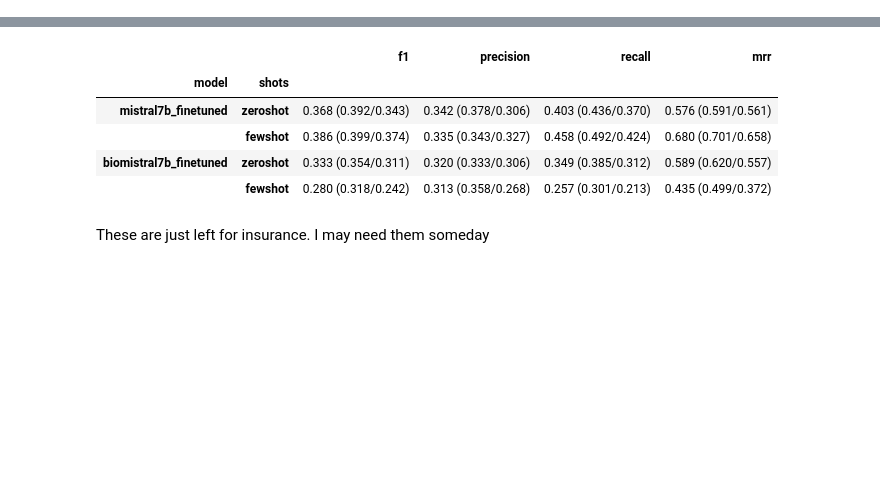
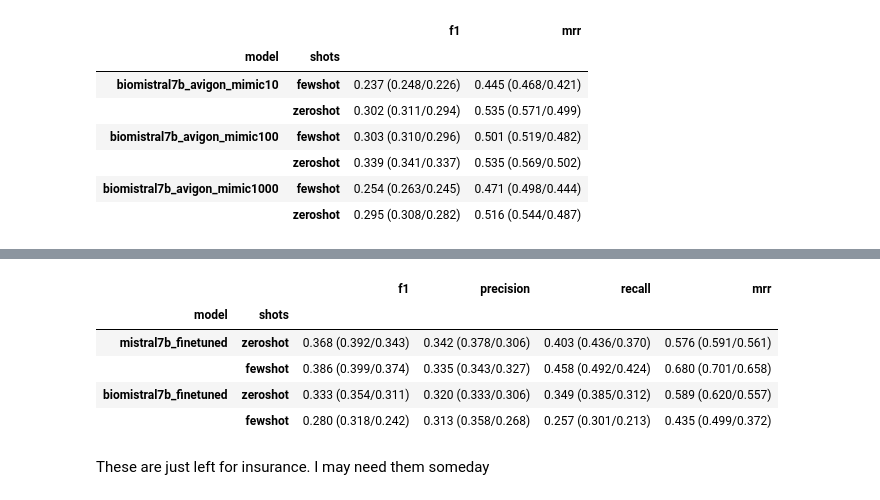
Before and after one commit to memy85/2024_medicalnote_annotation, a Jupyter notebook: notes/cv_evaluation.ipynb, the cells around one changed output, grey strips where cells are left out. Saved outputs shown, nothing was run; the diff lists cells and outputs as text; code cells hidden in the pictures; blank space fills up the shorter version.

```diff
--- a/notes/cv_evaluation.ipynb
+++ b/notes/cv_evaluation.ipynb
@@ -47,0 +131,12 @@ show_results("top3", ["mistral7b", "biomistral7b_avigon"])
+# %%
+r = show_results("top5", ["biomistral7b_avigon_mimic10", "biomistral7b_avigon_mimic100", "biomistral7b_avigon_mimic1000"], baseline=False)
+r[['f1','mrr']].sort_index()
+# %% [output]
+|  |  | f1 | mrr |
+| model | shots |  |  |
+| biomistral7b_avigon_mimic10 | fewshot | 0.237 (0.248/0.226) | 0.445 (0.468/0.421) |
+|  | zeroshot | 0.302 (0.311/0.294) | 0.535 (0.571/0.499) |
+| biomistral7b_avigon_mimic100 | fewshot | 0.303 (0.310/0.296) | 0.501 (0.519/0.482) |
+|  | zeroshot | 0.339 (0.341/0.337) | 0.535 (0.569/0.502) |
+| biomistral7b_avigon_mimic1000 | fewshot | 0.254 (0.263/0.245) | 0.471 (0.498/0.444) |
+|  | zeroshot | 0.295 (0.308/0.282) | 0.516 (0.544/0.487) |
```
Also changed, not shown: parts of 13 cells of this notebook, 21 other files.
